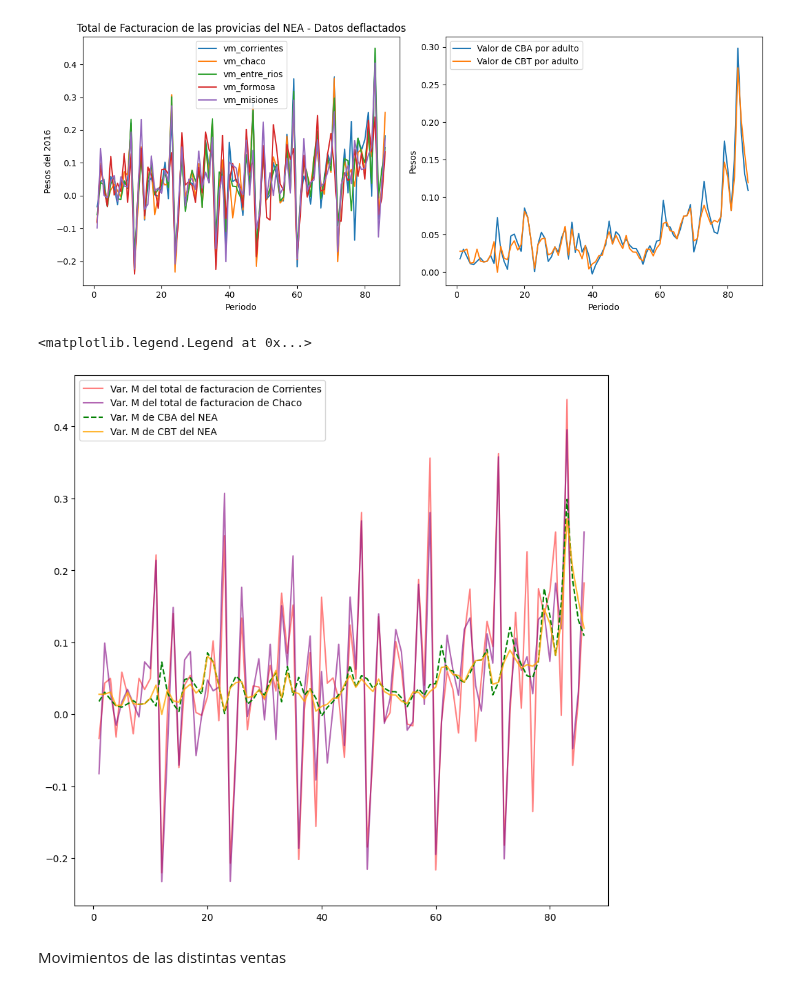
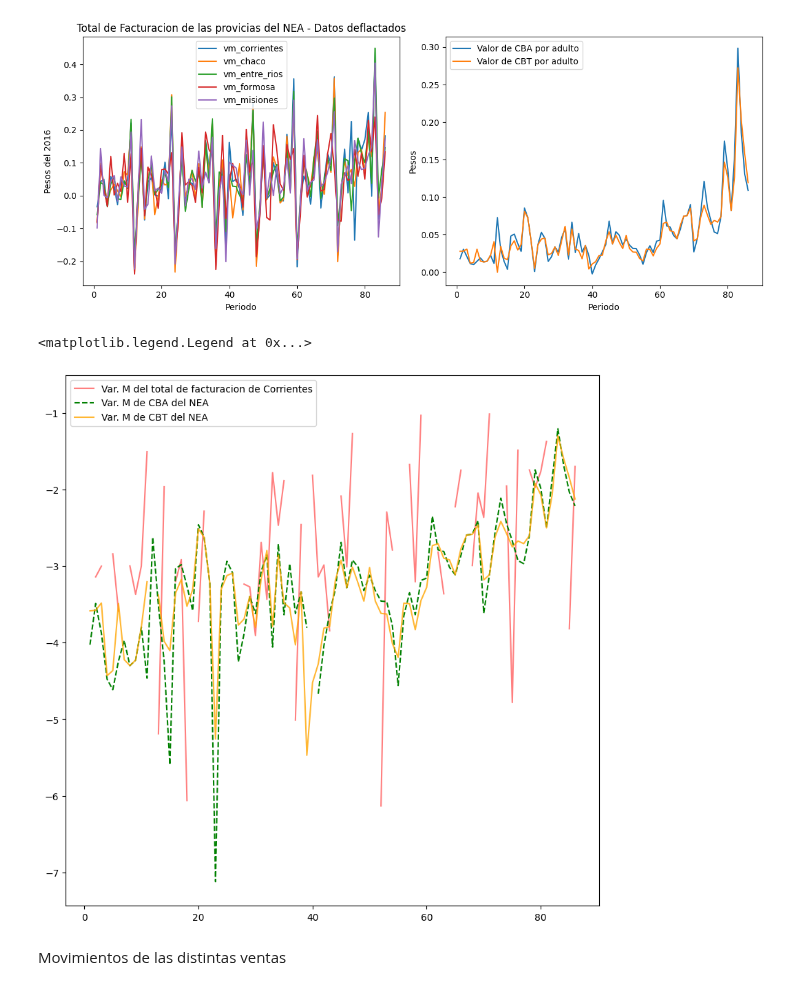
Before and after one commit to IPECD-AreaDatos/scrapingTrabajo, a Jupyter notebook: notebooks_cdd/supermercado_deflactado.ipynb, the cells around one changed output. Saved outputs shown, nothing was run; the diff lists cells and outputs as text; code cells hidden in the pictures.

```diff
--- a/notebooks_cdd/supermercado_deflactado.ipynb
+++ b/notebooks_cdd/supermercado_deflactado.ipynb
@@ -239,15 +239,15 @@ plt.show()
 [figure]
 # %%
 plt.figure(figsize=(10,10))
-plt.plot(variaciones['vm_corrientes'],color = "r",label = "Var. M del total de facturacion de Corrientes",alpha = 0.5)
-plt.plot(variaciones['vm_chaco'],color = "purple",label = "Var. M del total de facturacion de Chaco",alpha = 0.6)
+plt.plot(np.log(variaciones['vm_corrientes']),color = "r",label = "Var. M del total de facturacion de Corrientes",alpha = 0.5)
+#plt.plot(variaciones['vm_chaco'],color = "purple",label = "Var. M del total de facturacion de Chaco",alpha = 0.6)
 
-plt.plot(variaciones['vm_cba_nea'],linestyle='--',color = "green",label = "Var. M de CBA del NEA")
-plt.plot(variaciones['vm_cbt_nea'],linestyle = "-", color = "orange", alpha = 0.8,label = "Var. M de CBT del NEA")
+plt.plot(np.log(variaciones['vm_cba_nea']),linestyle='--',color = "green",label = "Var. M de CBA del NEA")
+plt.plot(np.log(variaciones['vm_cbt_nea']),linestyle = "-", color = "orange", alpha = 0.8,label = "Var. M de CBT del NEA")
 plt.legend()
 # %% [output]
 <matplotlib.legend.Legend at 0x...>
-[figure, old version]
+[figure, new version]
 # %% [markdown]
 Movimientos de las distintas ventas
 # %%
```
Also changed, not shown: parts of 1 cell of this notebook, 3 other files.
